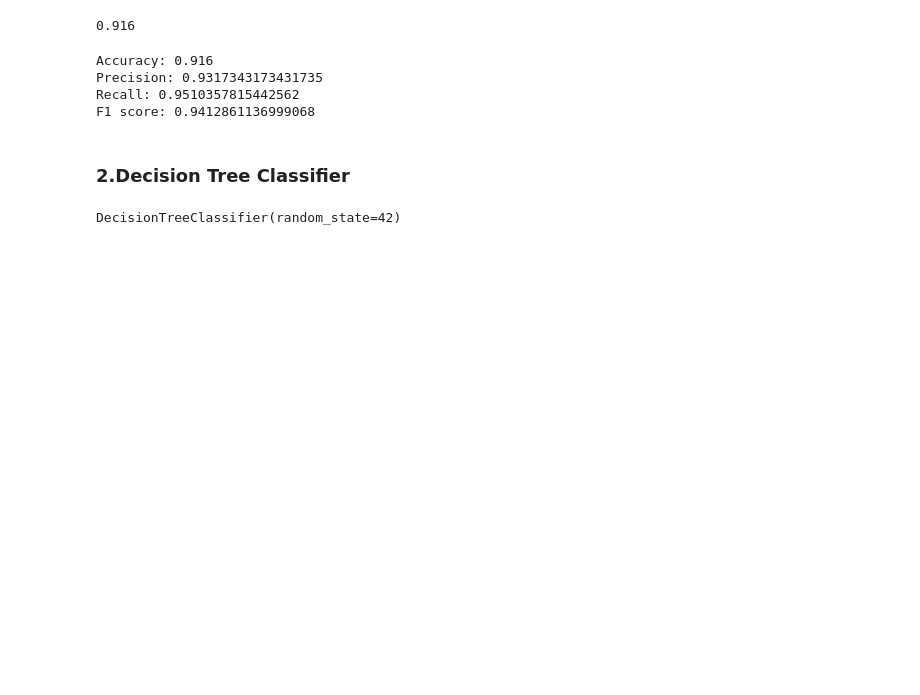
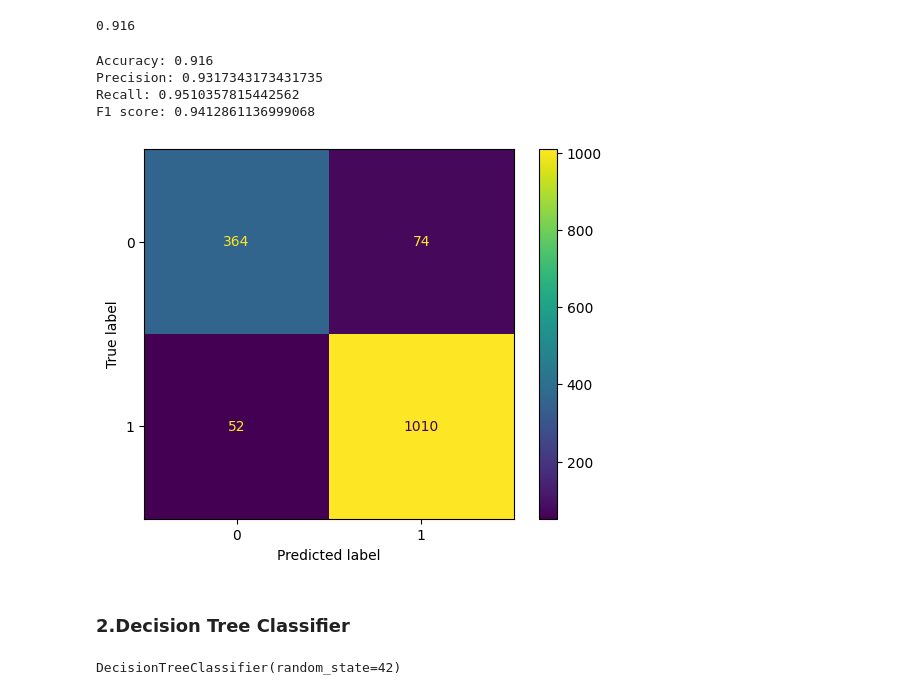
Before and after one commit to siddagovardhanreddy33/Ml_project--Smart_Phone_Addiction_Analysis, a Jupyter notebook: Smart_phones_ml_workflow.ipynb, the cells around one changed output. Drawn from its saved outputs; the diff is of its cells as text; code cells hidden in the pictures; blank space fills up the shorter version.

```diff
--- a/Smart_phones_ml_workflow.ipynb
+++ b/Smart_phones_ml_workflow.ipynb
@@ -678,6 +701,15 @@ Accuracy: 0.916
 Precision: 0.9317343173431735
 Recall: 0.9510357815442562
 F1 score: 0.9412861136999068
+# %%
+cm = confusion_matrix(y_test, y_pred_lr)
+cm
+
+disp = ConfusionMatrixDisplay(confusion_matrix=cm)
+disp.plot()
+plt.show()
+# %% [output]
+[figure, added]
 # %% [markdown]
 ### 2.Decision Tree Classifier
 # %%
```
Also changed, not shown: parts of 16 cells of this notebook.
